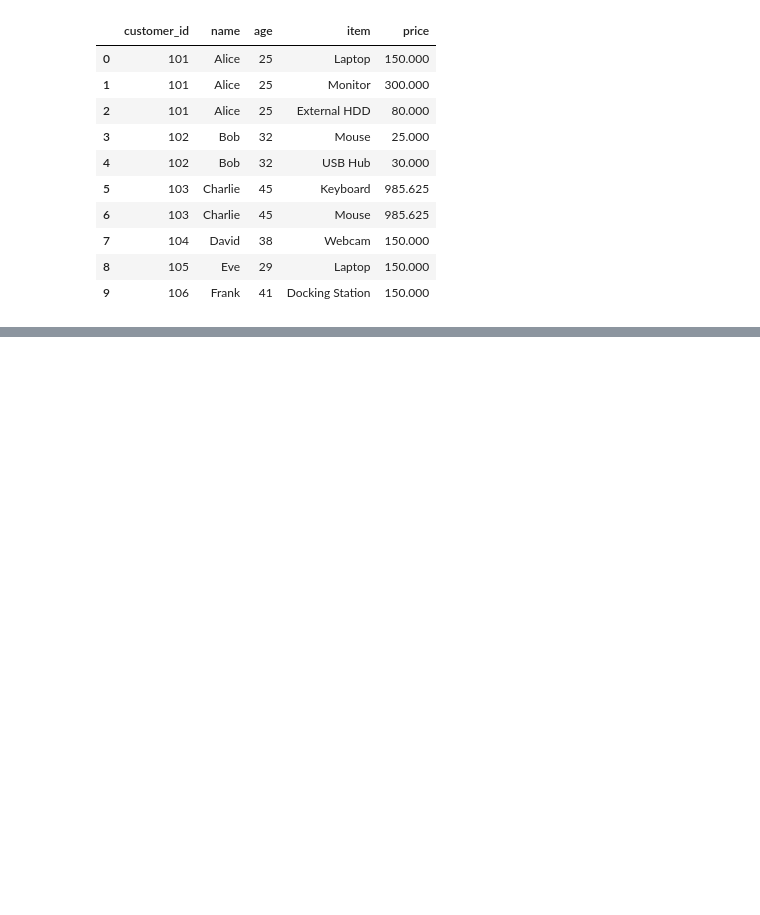
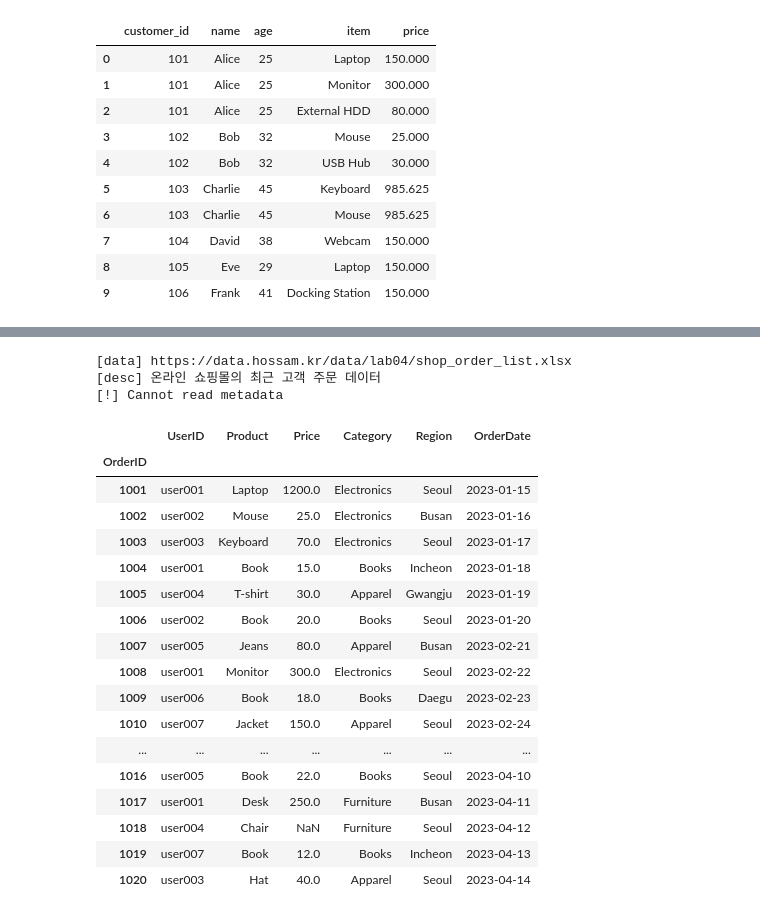
Before and after one commit to Jeronimo6344/data-analysis-basic, a Jupyter notebook: 04 Data Preprocessing 2/04 - 연습문제.ipynb, the cells around one changed output, grey strips where cells are left out. Drawn from its saved outputs; the diff is of its cells as text; code cells hidden in the pictures; blank space fills up the shorter version.

```diff
--- a/04 Data Preprocessing 2/04 - 연습문제.ipynb
+++ b/04 Data Preprocessing 2/04 - 연습문제.ipynb
@@ -127,0 +297,25 @@ df_final.describe()
+# %%
+origin=load_data('shop_order_list')
+origin
+# %% [output]
+[data] https://data.hossam.kr/data/lab04/shop_order_list.xlsx
+[desc] 온라인 쇼핑몰의 최근 고객 주문 데이터
+[!] Cannot read metadata
+|  | UserID | Product | Price | Category | Region | OrderDate |
+| OrderID |  |  |  |  |  |  |
+| 1001 | user001 | Laptop | 1200.0 | Electronics | Seoul | 2023-01-15 |
+| 1002 | user002 | Mouse | 25.0 | Electronics | Busan | 2023-01-16 |
+| 1003 | user003 | Keyboard | 70.0 | Electronics | Seoul | 2023-01-17 |
+| 1004 | user001 | Book | 15.0 | Books | Incheon | 2023-01-18 |
+| 1005 | user004 | T-shirt | 30.0 | Apparel | Gwangju | 2023-01-19 |
+| 1006 | user002 | Book | 20.0 | Books | Seoul | 2023-01-20 |
+| 1007 | user005 | Jeans | 80.0 | Apparel | Busan | 2023-02-21 |
+| 1008 | user001 | Monitor | 300.0 | Electronics | Seoul | 2023-02-22 |
+| 1009 | user006 | Book | 18.0 | Books | Daegu | 2023-02-23 |
+| 1010 | user007 | Jacket | 150.0 | Apparel | Seoul | 2023-02-24 |
+| ... | ... | ... | ... | ... | ... | ... |
+| 1016 | user005 | Book | 22.0 | Books | Seoul | 2023-04-10 |
+| 1017 | user001 | Desk | 250.0 | Furniture | Busan | 2023-04-11 |
+| 1018 | user004 | Chair | NaN | Furniture | Seoul | 2023-04-12 |
+| 1019 | user007 | Book | 12.0 | Books | Incheon | 2023-04-13 |
+| 1020 | user003 | Hat | 40.0 | Apparel | Seoul | 2023-04-14 |
```
Also changed, not shown: parts of 20 cells of this notebook, 4 other files.
